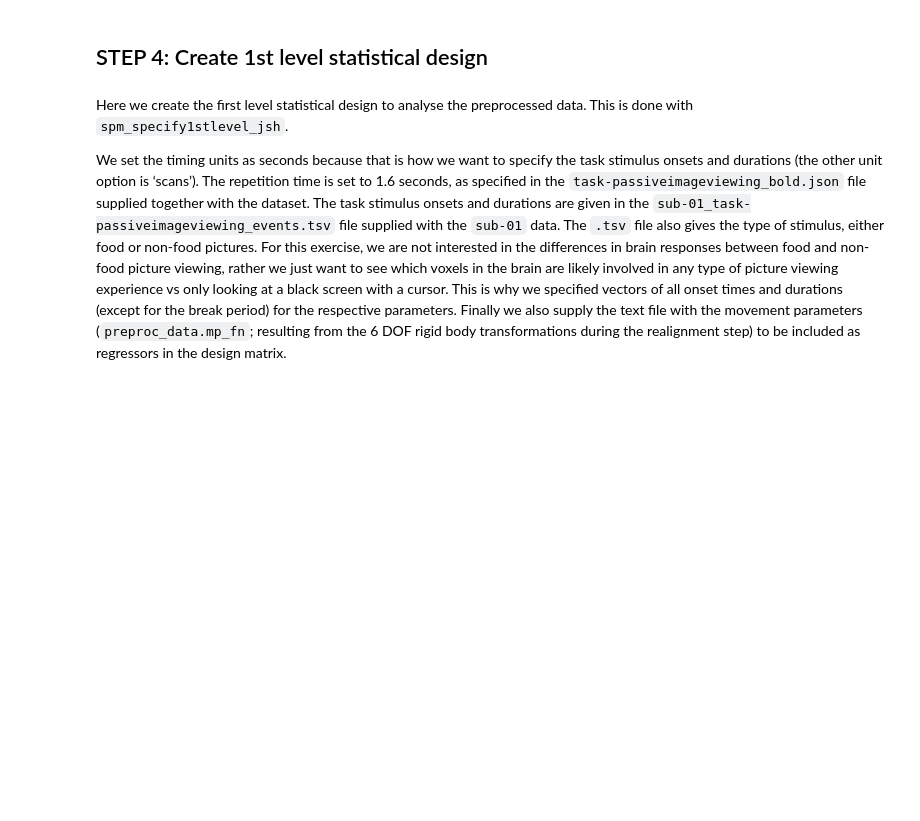
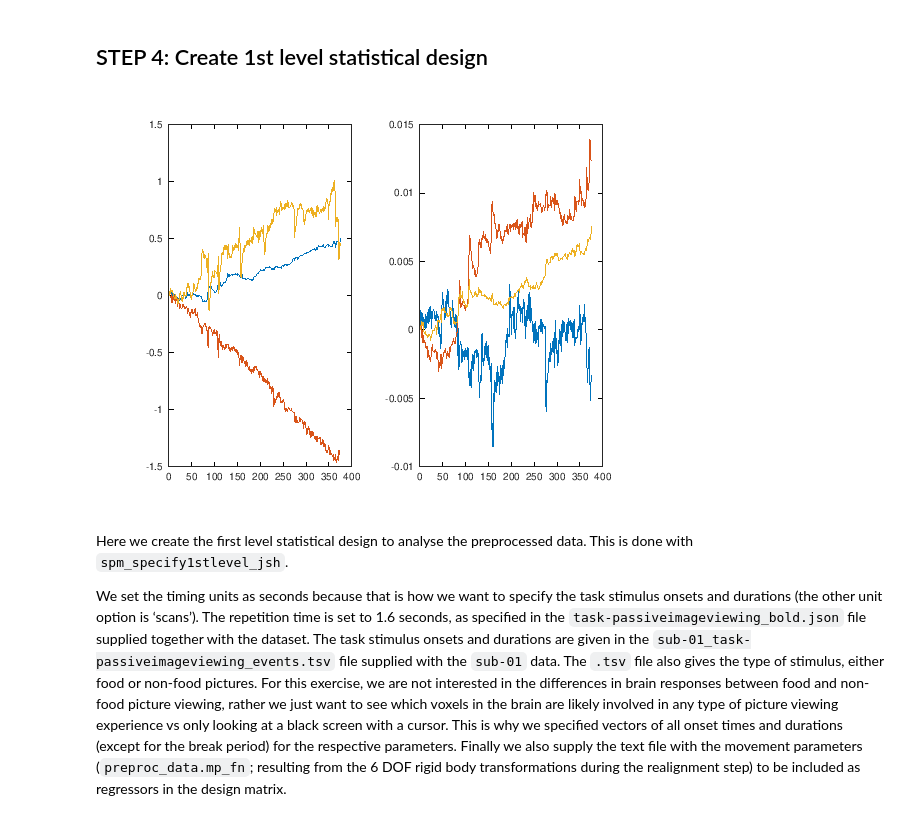
Before and after one commit to negatoscope/fMRI_analysis, a Jupyter notebook: fMRI_tutorial.ipynb, the cells around one changed output. Drawn from its saved outputs; the diff is of its cells as text; code cells hidden in the pictures; blank space fills up the shorter version.

```diff
--- a/fMRI_tutorial.ipynb
+++ b/fMRI_tutorial.ipynb
@@ -175,6 +182,15 @@ subplot(133); imagesc(rot90(squeeze(A(:,:,round(Nk/2),1)))); colormap gray; axis
 [figure]
 # %% [markdown]
 ## STEP 4: Create 1st level statistical design
+# %%
+% Plot motion parameters
+
+m_par = fullfile(getenv('HOME'),'results','preproc_data','sub-01','func','rp_sub-01_task-passiveimageviewing_bold.txt');
+motion = load(m_par);
+subplot(121); plot(motion(:,1:3)) % rotational x,y,z
+subplot(122); plot(motion(:,4:6)) % traslational raw, pitch, yaw
+# %% [output]
+[figure, added]
 # %% [markdown]
 Here we create the first level statistical design to analyse the preprocessed data. This is done with `spm_specify1stlevel_jsh`.
 
```
Also changed, not shown: parts of 2 cells of this notebook.
